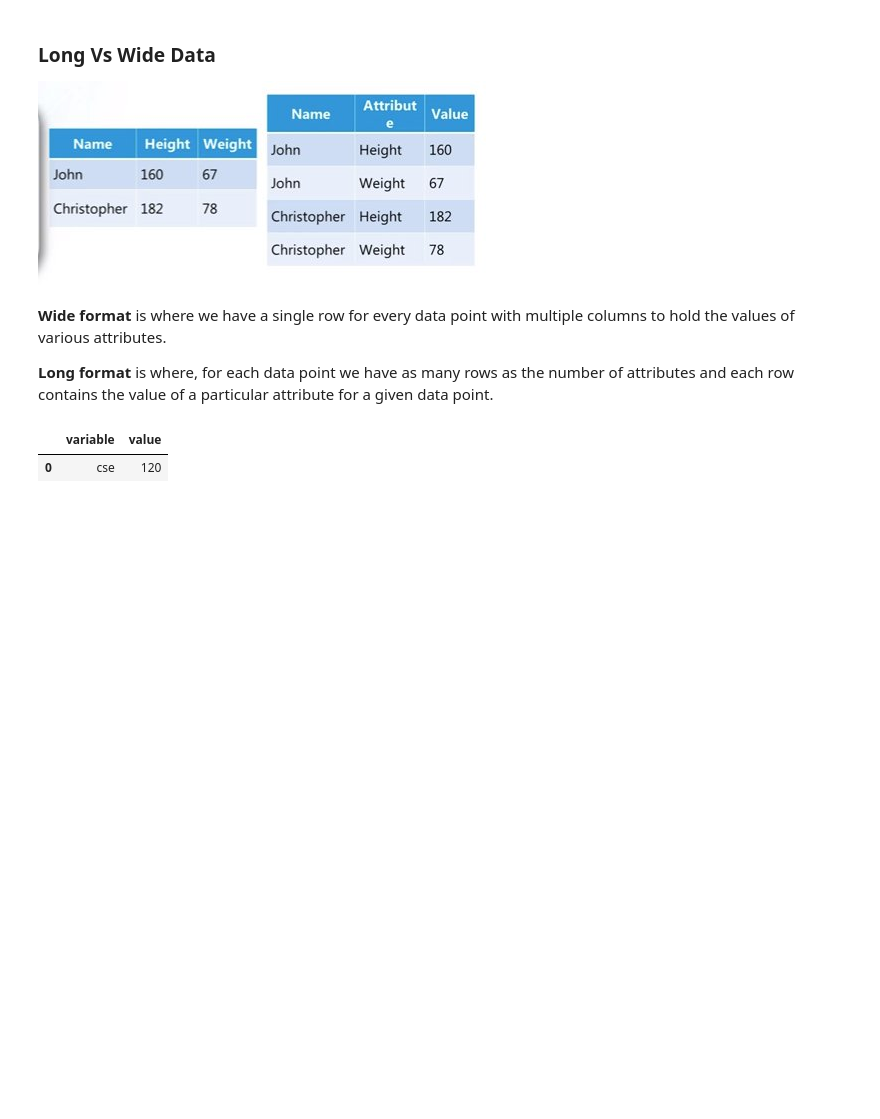
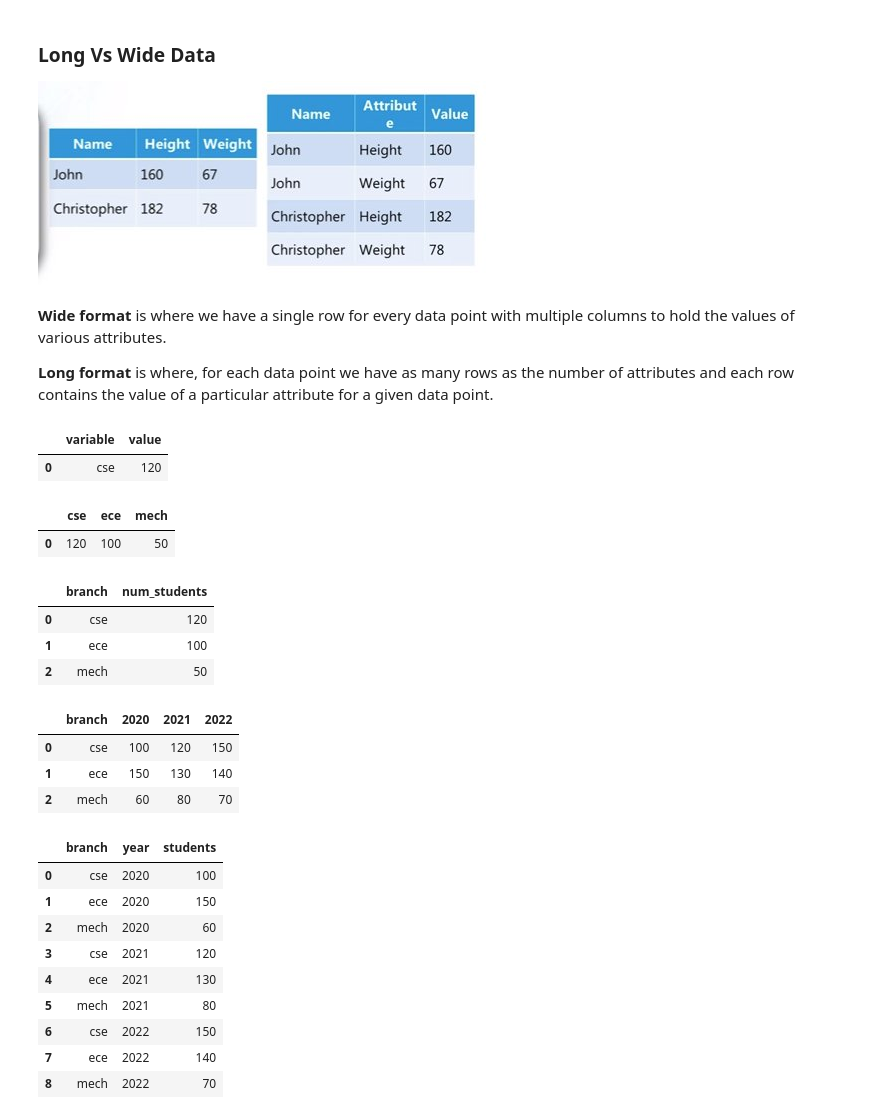
Before and after one commit to ShauryaPrakashVerma/Python_for_AI, a Jupyter notebook: Pandas.ipynb, the cells around one changed output. Cells and saved outputs as stored; diff of their text form; code cells hidden in the pictures; blank space fills up the shorter version.

```diff
--- a/Pandas.ipynb
+++ b/Pandas.ipynb
@@ -4155,3 +4155,50 @@ pd.DataFrame({'cse':[120]}).melt()
 # %% [output]
 |  | variable | value |
 | 0 | cse | 120 |
+# %%
+# melt -> branch with year
+pd.DataFrame({'cse':[120],'ece':[100],'mech':[50]})
+# %% [output]
+|  | cse | ece | mech |
+| 0 | 120 | 100 | 50 |
+# %%
+pd.DataFrame({'cse':[120],'ece':[100],'mech':[50]}).melt(var_name='branch',value_name='num_students')
+# %% [output]
+|  | branch | num_students |
+| 0 | cse | 120 |
+| 1 | ece | 100 |
+| 2 | mech | 50 |
+# %%
+pd.DataFrame(
+    {
+        'branch':['cse','ece','mech'],
+        '2020':[100,150,60],
+        '2021':[120,130,80],
+        '2022':[150,140,70]
+    }
+)
+# %% [output]
+|  | branch | 2020 | 2021 | 2022 |
+| 0 | cse | 100 | 120 | 150 |
+| 1 | ece | 150 | 130 | 140 |
+| 2 | mech | 60 | 80 | 70 |
+# %%
+pd.DataFrame(
+    {
+        'branch':['cse','ece','mech'],
+        '2020':[100,150,60],
+        '2021':[120,130,80],
+        '2022':[150,140,70]
+    }
+).melt(id_vars=['branch'],var_name='year',value_name='students')
+# %% [output]
+|  | branch | year | students |
+| 0 | cse | 2020 | 100 |
+| 1 | ece | 2020 | 150 |
+| 2 | mech | 2020 | 60 |
+| 3 | cse | 2021 | 120 |
+| 4 | ece | 2021 | 130 |
+| 5 | mech | 2021 | 80 |
+| 6 | cse | 2022 | 150 |
+| 7 | ece | 2022 | 140 |
+| 8 | mech | 2022 | 70 |
```
Also changed, not shown: parts of 3 cells of this notebook.
